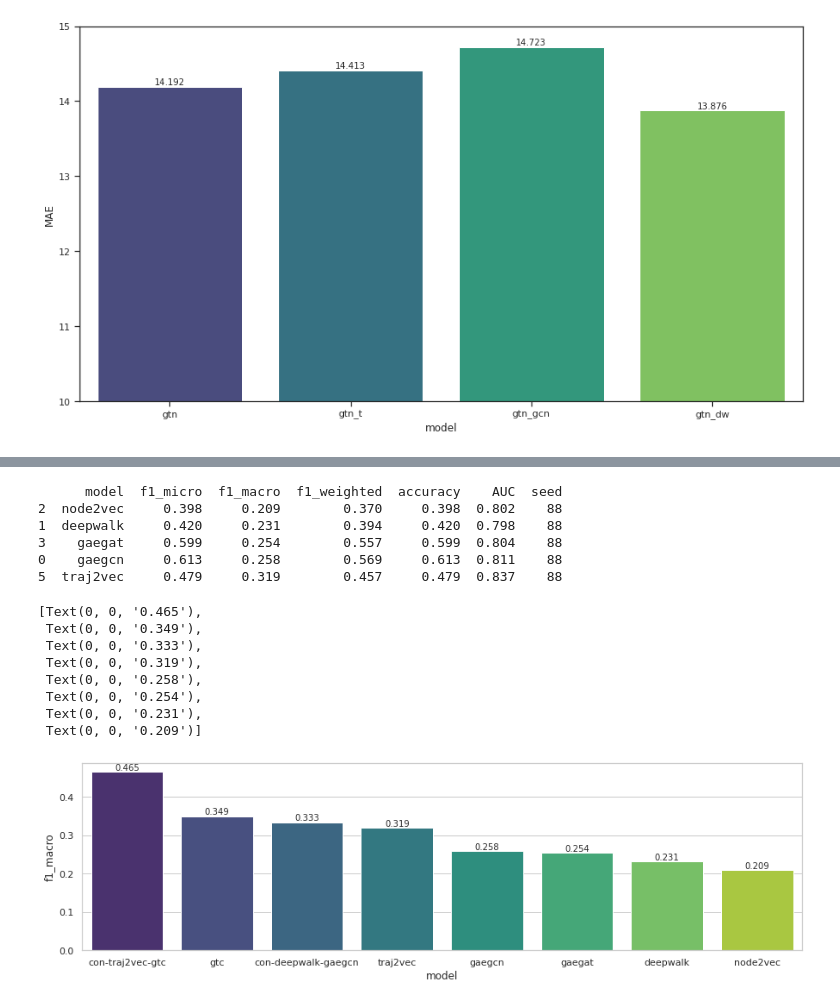
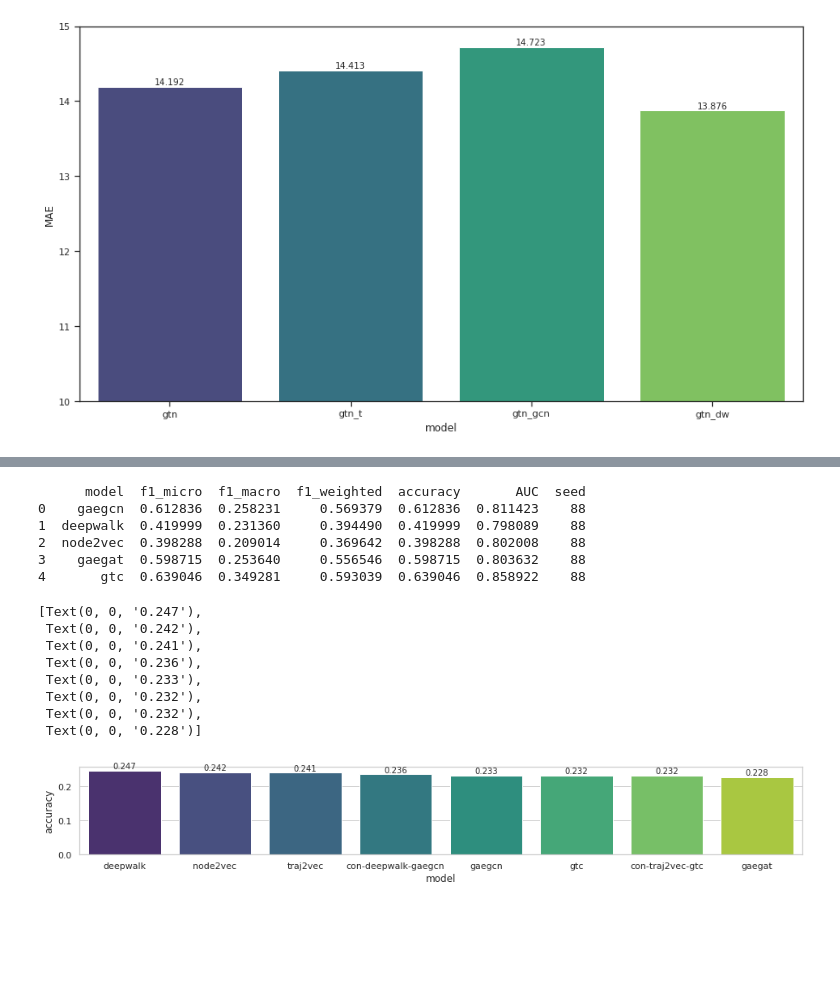
Before and after one commit to SwiftPredator/Trajectory-based-Road-Network-Representation-Learning, a Jupyter notebook: evaluation/results_analysis.ipynb, the cells around one changed output, grey strips where cells are left out. Saved outputs shown, nothing was run; the diff lists cells and outputs as text; code cells hidden in the pictures; blank space fills up the shorter version.

Commit message:
fixed model evaluation

```diff
--- a/evaluation/results_analysis.ipynb
+++ b/evaluation/results_analysis.ipynb
@@ -136,32 +139,32 @@ for filename in all_files:
 # %%
-dfs[1] = dfs[1].round(3)
+dfs[4] = dfs[4].round(3)
 print(dfs[1].head())
-dfs[1].sort_values("f1_macro", inplace=True, ascending=False)
-fig, ax = plt.subplots(1, 1, sharey=True, figsize=(15,4))
-sns.barplot(x="model", y="f1_macro", data=dfs[1], palette="viridis", ax=ax)
+dfs[4].sort_values("accuracy", inplace=True, ascending=False)
+fig, ax = plt.subplots(1, 1, sharey=True, figsize=(16,2))
+sns.barplot(x="model", y="accuracy", data=dfs[4], palette="viridis", ax=ax)
 # sns.barplot(x="model", y="f1_macro", data=dfs[0][dfs[0]["type"]=="conv"], palette="viridis", ax=ax[0])
 # sns.barplot(x="model", y="f1_macro", data=dfs[0][dfs[0]["type"]=="walk"], palette="viridis", ax=ax[1])
 # sns.barplot(x="model", y="f1_macro", data=dfs[0][dfs[0]["type"]=="concatination"], palette="viridis", ax=ax[2])
 types = ["Convolution", "Walk", "Concatination"]
 ax.bar_label(ax.containers[0])
 # for i, a in enumerate(ax):
 #     # a.set_title(f"{types[i]}")
 #     a.bar_label(a.containers[0])
 #     # a.set_xlabel("")
-# ax.set(ylim=(10, 15))
+#ax.set(ylim=(10, 15))
 # %% [output]
-      model  f1_micro  f1_macro  f1_weighted  accuracy    AUC  seed
-2  node2vec     0.398     0.209        0.370     0.398  0.802    88
-1  deepwalk     0.420     0.231        0.394     0.420  0.798    88
-3    gaegat     0.599     0.254        0.557     0.599  0.804    88
-0    gaegcn     0.613     0.258        0.569     0.613  0.811    88
-5  traj2vec     0.479     0.319        0.457     0.479  0.837    88
+      model  f1_micro  f1_macro  f1_weighted  accuracy       AUC  seed
+0    gaegcn  0.612836  0.258231     0.569379  0.612836  0.811423    88
+1  deepwalk  0.419999  0.231360     0.394490  0.419999  0.798089    88
+2  node2vec  0.398288  0.209014     0.369642  0.398288  0.802008    88
+3    gaegat  0.598715  0.253640     0.556546  0.598715  0.803632    88
+4       gtc  0.639046  0.349281     0.593039  0.639046  0.858922    88
-[Text(0, 0, '0.465'),
- Text(0, 0, '0.349'),
- Text(0, 0, '0.333'),
- Text(0, 0, '0.319'),
- Text(0, 0, '0.258'),
- Text(0, 0, '0.254'),
- Text(0, 0, '0.231'),
- Text(0, 0, '0.209')]
+[Text(0, 0, '0.247'),
+ Text(0, 0, '0.242'),
+ Text(0, 0, '0.241'),
+ Text(0, 0, '0.236'),
+ Text(0, 0, '0.233'),
+ Text(0, 0, '0.232'),
+ Text(0, 0, '0.232'),
+ Text(0, 0, '0.228')]
-[figure, old version]
+[figure, new version]
```
Also changed, not shown: parts of 1 cell of this notebook, 11 other files.
